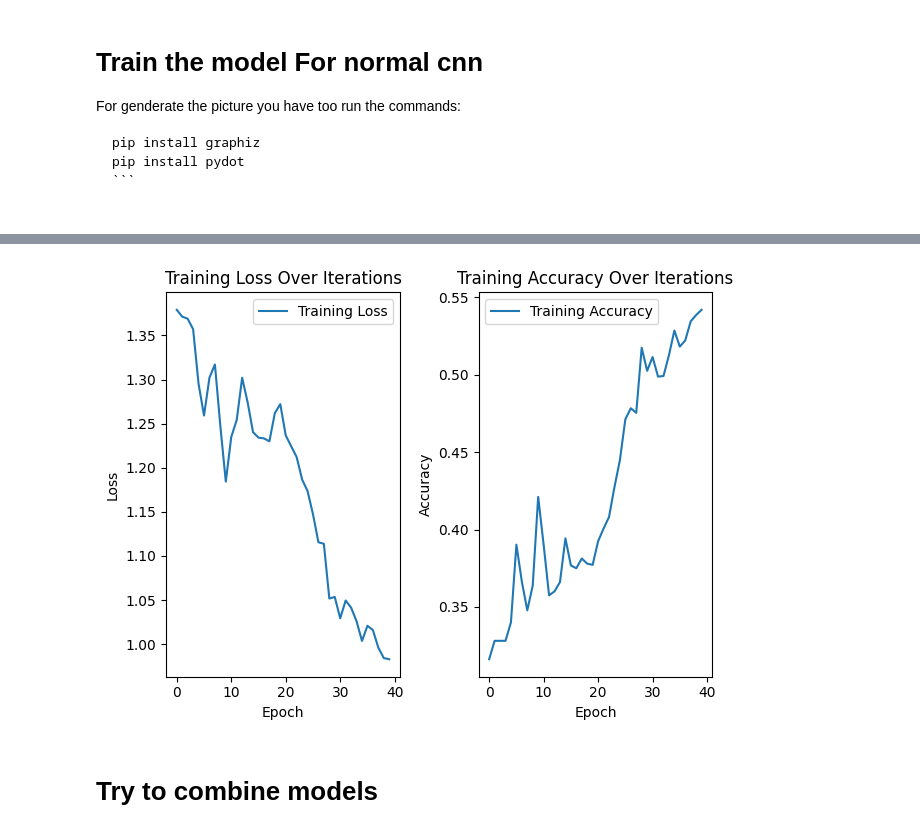
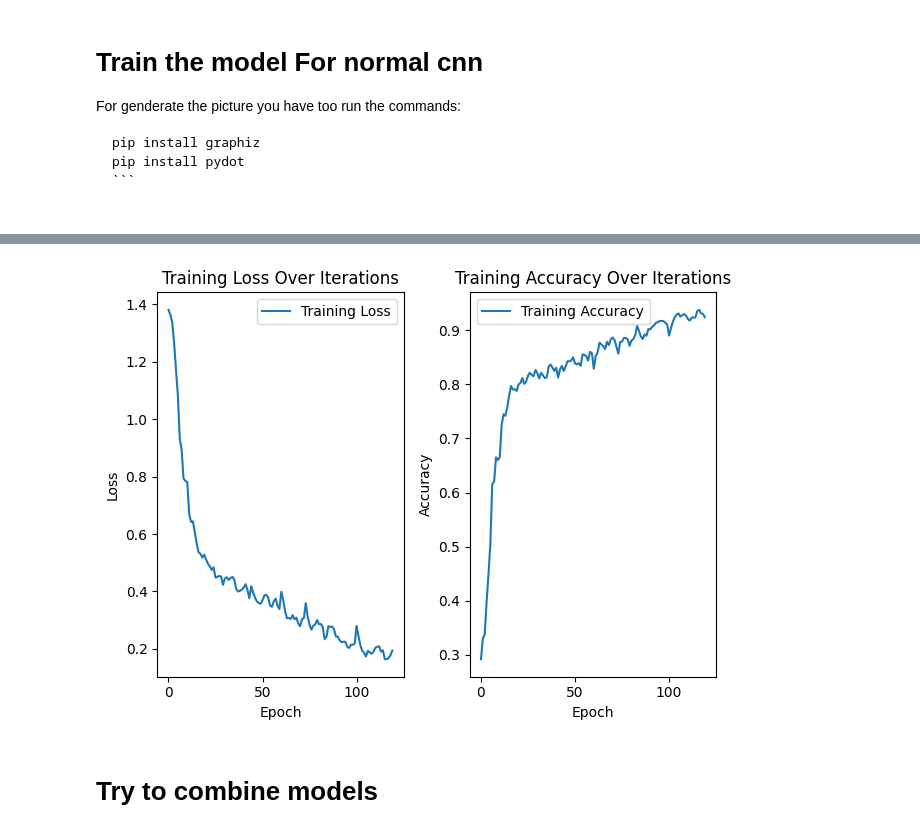
Before and after one commit to BjarkeKarlsen/mal12, a Jupyter notebook: O4/O4.ipynb, the cells around one changed output, grey strips where cells are left out. Saved outputs shown, nothing was run; the diff lists cells and outputs as text; code cells hidden in the pictures.

```diff
--- a/O4/O4.ipynb
+++ b/O4/O4.ipynb
@@ -193,8 +191,6 @@ from tensorflow.keras.models import Sequential
 def createModel():
     model = Sequential()
     model.add(Conv2D(32, (3, 3), padding="same", activation='relu', input_shape=(128, 128, 3)))
-    model.add(MaxPooling2D((2, 2)))
-    model.add(Conv2D(64, (3, 3), padding="same", activation='relu'))
     model.add(MaxPooling2D((2, 2)))
     model.add(Conv2D(64, (3, 3), padding="same", activation='relu'))
     model.add(MaxPooling2D((2, 2)))
@@ -234,7 +230,7 @@ for train, val in kfold.split(X_train, y_train.argmax(1)):
     X_train_kfold, x_val_kfold = X_train[train], X_train[val]
     y_train_kfold, y_val_kfold = y_train[train], y_train[val]
 
-    history = model.fit(X_train_kfold, y_train_kfold, epochs=40, batch_size=64, verbose=0)
+    history = model.fit(X_train_kfold, y_train_kfold, epochs=120, batch_size=64, verbose=0)
 
     train_losses.append(history.history['loss'])
     train_accuracies.append(history.history['accuracy'])
@@ -268,4 +262,4 @@ Average scores for all folds:
-[figure, old version]
+[figure, new version]
 # %% [markdown]
 # Try to combine models
 # %%
```
Also changed, not shown: parts of 3 cells of this notebook.
